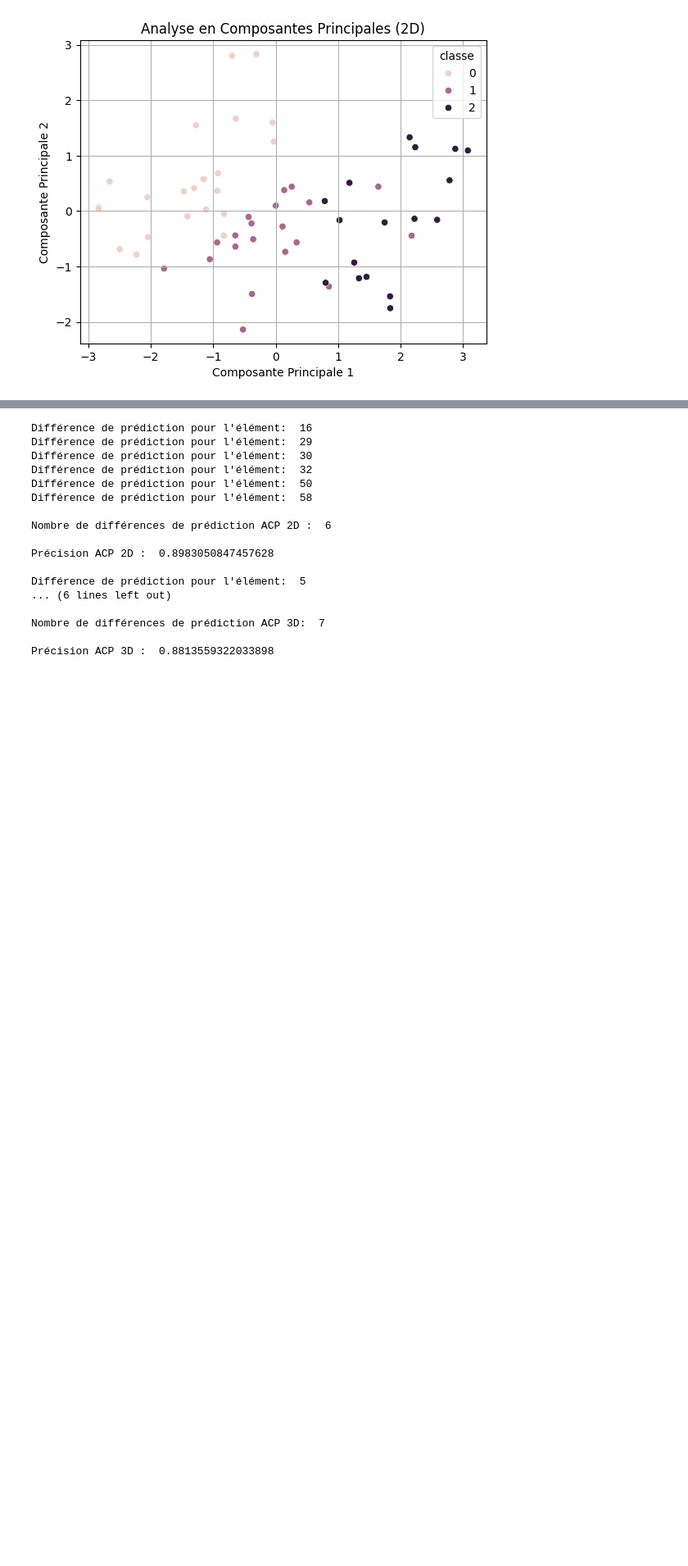
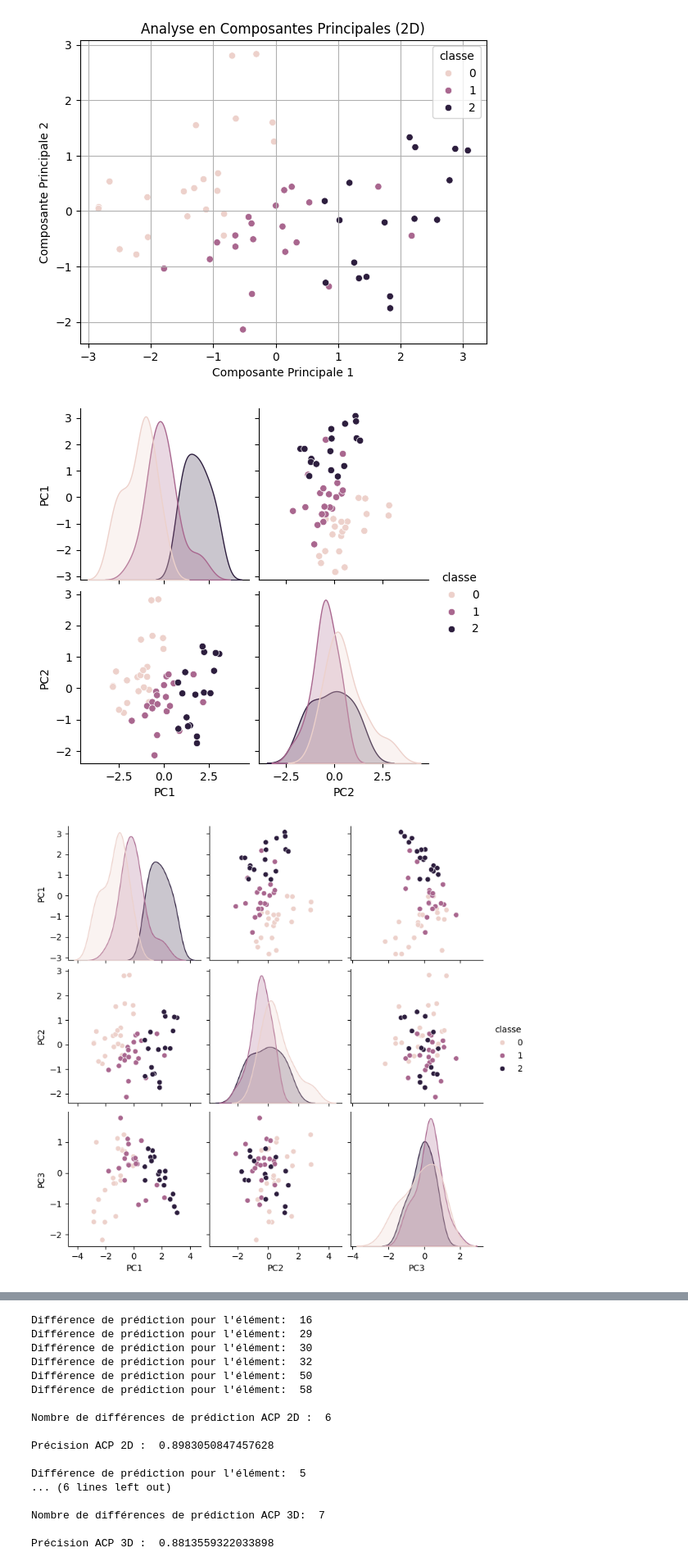
Before and after one commit to NtoDeath/Forage_de_donnees, a Jupyter notebook: tp1.ipynb, the cells around one changed output, grey strips where cells are left out. Shown at 82% size. Drawn from its saved outputs; the diff is of its cells as text; code cells hidden in the pictures; blank space fills up the shorter version.

```diff
--- a/tp1.ipynb
+++ b/tp1.ipynb
@@ -77,7 +81,7 @@ data_crop_scaled = StandardScaler().fit_transform(data_crop)
 pca_2 = PCA(n_components=2)
 pca_2 = pca_2.fit_transform(data_crop_scaled)
 df_pca_2 = pd.DataFrame(data=pca_2, columns=['PC1', 'PC2'])
-df_pca_2['classe'] = data['classe'].values
+df_pca_2['classe'] = data['classe']
 
 pca_3 = PCA(n_components=3)
 pca_3 = pca_3.fit_transform(data_crop_scaled)
@@ -96,3 +100,12 @@ fig.update_traces(marker=dict(size=5))
 fig.show()
 # %% [output]
 [figure]
+# %%
+sns.pairplot(df_pca_2[['PC1', 'PC2', 'classe']], hue='classe')
+plt.show()
+
+sns.pairplot(df_pca_3[['PC1', 'PC2', 'PC3', 'classe']], hue='classe')
+plt.show()
+# %% [output]
+[figure, added]
+[figure, added]
```
Also changed, not shown: parts of 12 cells of this notebook.
